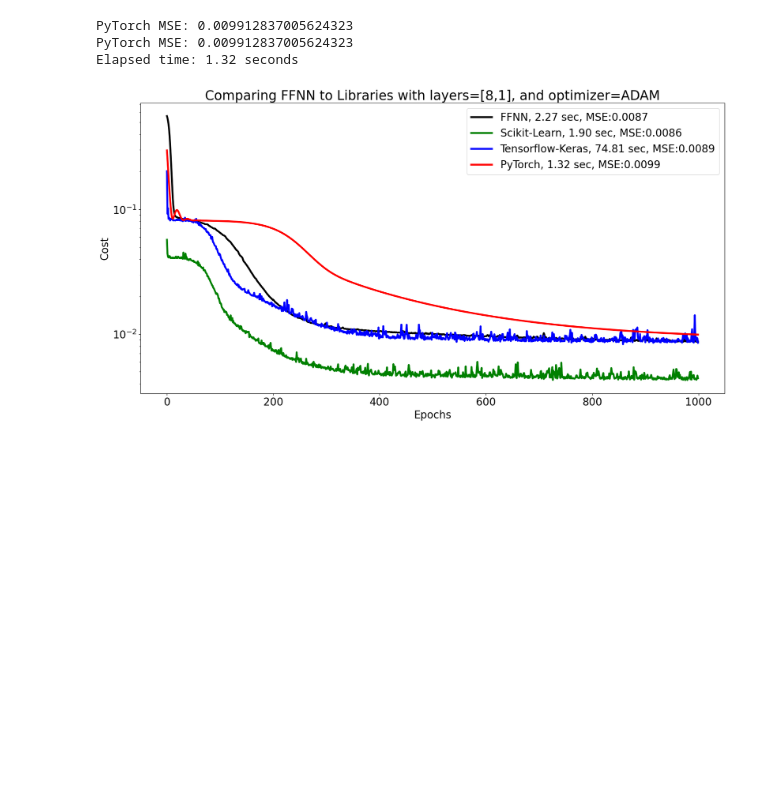
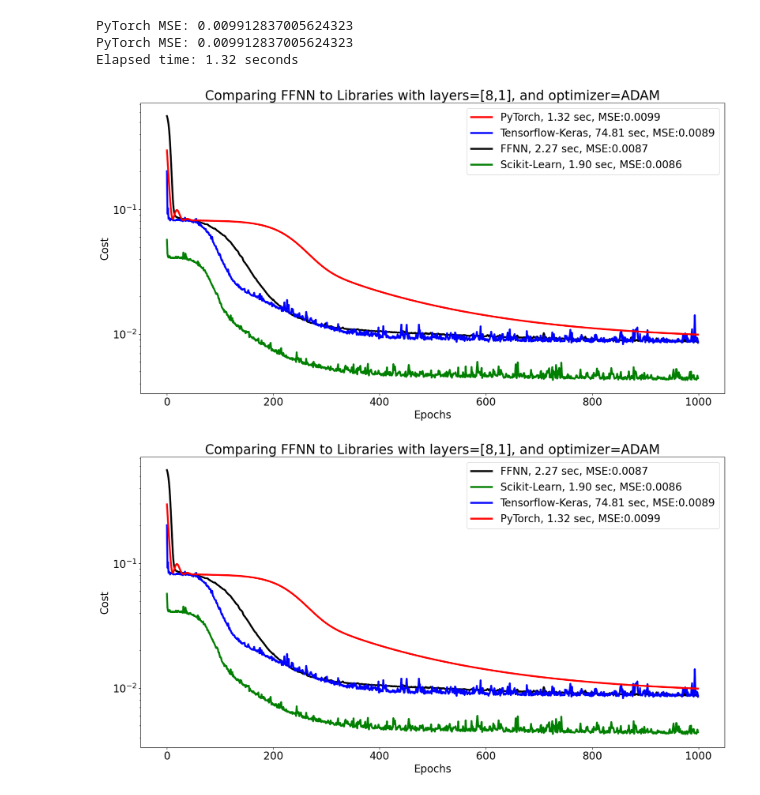
Before and after one commit to kjes4pres/Project_2_FYSSTK, a Jupyter notebook: Code/main/main_all.ipynb, the cells around one changed output. Cells and saved outputs as stored; diff of their text form; code cells hidden in the pictures; blank space fills up the shorter version.

Commit message:
plotting

```diff
--- a/Code/main/main_all.ipynb
+++ b/Code/main/main_all.ipynb
@@ -365,6 +365,32 @@ print(f"Elapsed time: {elapsed_time_pytorch:.2f} seconds")
 PyTorch MSE: 0.009912837005624323
 PyTorch MSE: 0.009912837005624323
 Elapsed time: 1.32 seconds
+# %%
+# Create a list of (MSE, plot data) tuples
+plot_data = [
+    (mse_proj2, (Regression_FFNN.get_info()["Cost_history"], 'k', 'FFNN', elapsed_time_FFNN)),
+    (mse_sklearn, (sklearn_model.loss_curve_, 'g', 'Scikit-Learn', elapsed_time_scikit)),
+    (mse_keras, (history.history['loss'], 'b', 'Tensorflow-Keras', elapsed_time_keras)),
+    (mse_pytorch, (loss_history, 'r', 'PyTorch', elapsed_time_pytorch)),
+]
+# Sort the data by MSE in descending order
+plot_data.sort(key=lambda x: x[0], reverse=True)
+# Plot the data
+plt.figure(figsize=(20,10))
+for mse, (data, color, label, elapsed_time) in plot_data:
+    plt.plot(data, c=color, linewidth=3.5, linestyle='-',
+             label=f'{label}, {elapsed_time:.2f} sec, MSE:{mse:.4f}',
+             zorder=mse * 1000)  # Use MSE for zorder
+plt.xlabel("Epochs", fontsize=20)
+plt.ylabel("Cost", fontsize=20)
+plt.yscale("log")
+plt.title("Comparing FFNN to Libraries with layers=[8,1], and optimizer=ADAM", fontsize=25)
+plt.legend(fontsize=20)
+# Increase tick label font size
+plt.tick_params(axis='both', which='major', labelsize=20)
+plt.show()
+# %% [output]
+[figure, added]
 # %%
 # Plotting the cost history
 plt.figure(figsize=(20,10))
```
Also changed, not shown: parts of 1 cell of this notebook.
